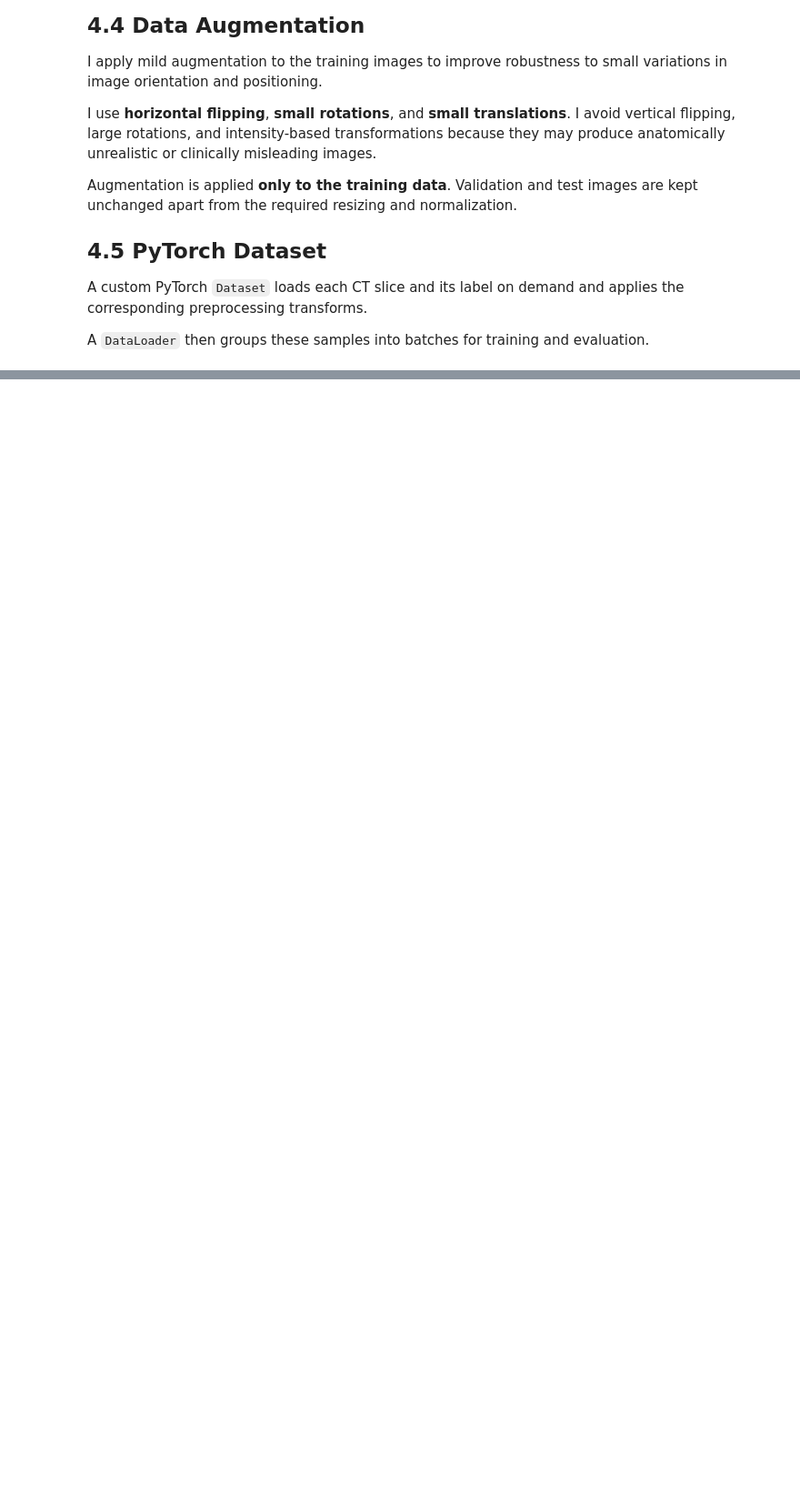
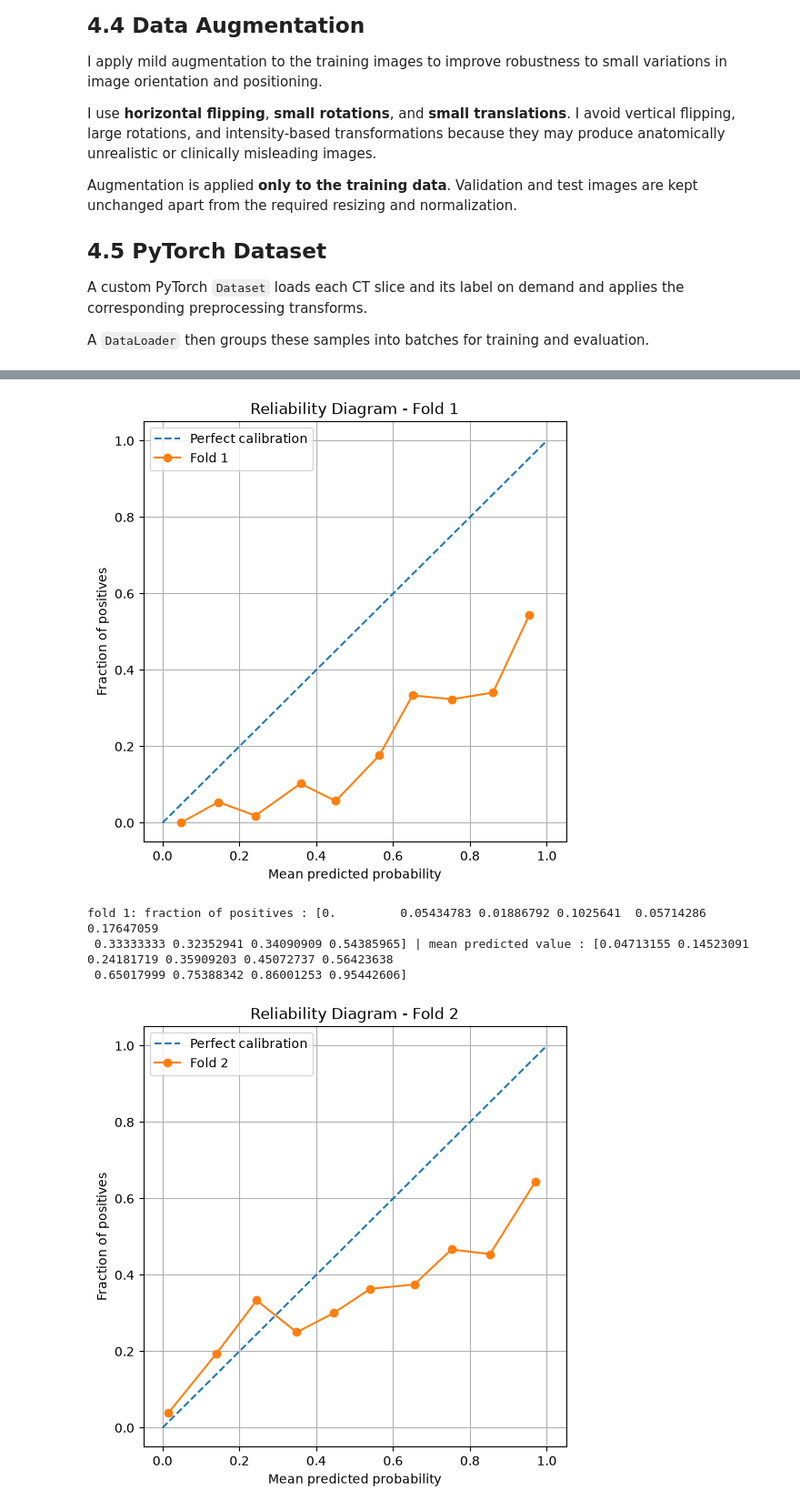
Before and after one commit to MeriemAfafHaddou/explainable-ai-ct-imaging, a Jupyter notebook: diffusion_counterfactual_xai.ipynb, the cells around one changed output, grey strips where cells are left out. Shown at 91% size. Drawn from its saved outputs; the diff is of its cells as text; code cells hidden in the pictures; blank space fills up the shorter version.

```diff
--- a/diffusion_counterfactual_xai.ipynb
+++ b/diffusion_counterfactual_xai.ipynb
@@ -482,0 +637,13 @@ print("\nSanity check completed successfully for all 3 folds.")
+# %%
+from src.calibration import compute_brier_score, compute_ece
+
+for fold, results in fold_results.items():
+    labels = results["best_validation_predictions"]["labels"]
+    probabilities = results["best_validation_predictions"]["probabilities"]
+
+    brier = compute_brier_score(labels, probabilities)
+    ece = compute_ece(labels, probabilities)
+
+    print(f"Fold {fold}")
+    print(f"  Brier score: {brier:.4f}")
+    print(f"  ECE:         {ece:.4f}")
@@ -482,0 +660,46 @@ print("\nSanity check completed successfully for all 3 folds.")
+# %%
+import matplotlib.pyplot as plt
+from sklearn.calibration import calibration_curve
+
+for fold, results in fold_results.items():
+    labels = results["best_validation_predictions"]["labels"]
+    probabilities = results["best_validation_predictions"]["probabilities"]
+
+    fraction_of_positives, mean_predicted_value = calibration_curve(
+        labels,
+        probabilities,
+        n_bins=10,
+        strategy="uniform",
+    )
+
+    plt.figure(figsize=(6, 6))
+
+    plt.plot(
+        [0, 1],
+        [0, 1],
+        linestyle="--",
+        label="Perfect calibration",
+    )
+
+    plt.plot(
+        mean_predicted_value,
+        fraction_of_positives,
+        marker="o",
+        label=f"Fold {fold}",
+    )
+
+    plt.xlabel("Mean predicted probability")
+    plt.ylabel("Fraction of positives")
+    plt.title(f"Reliability Diagram - Fold {fold}")
+    plt.legend()
+    plt.grid(True)
+    plt.show()
+    print(
+        f"fold {fold}: fraction of positives : {fraction_of_positives} | mean predicted value : {mean_predicted_value}"
+    )
+# %% [output]
+[figure, added]
+fold 1: fraction of positives : [0.         0.05434783 0.01886792 0.1025641  0.05714286 0.17647059
+ 0.33333333 0.32352941 0.34090909 0.54385965] | mean predicted value : [0.04713155 0.14523091 0.24181719 0.35909203 0.45072737 0.56423638
+ 0.65017999 0.75388342 0.86001253 0.95442606]
+[figure, added]
```
Also changed, not shown: parts of 8 cells of this notebook, 5 other files.
